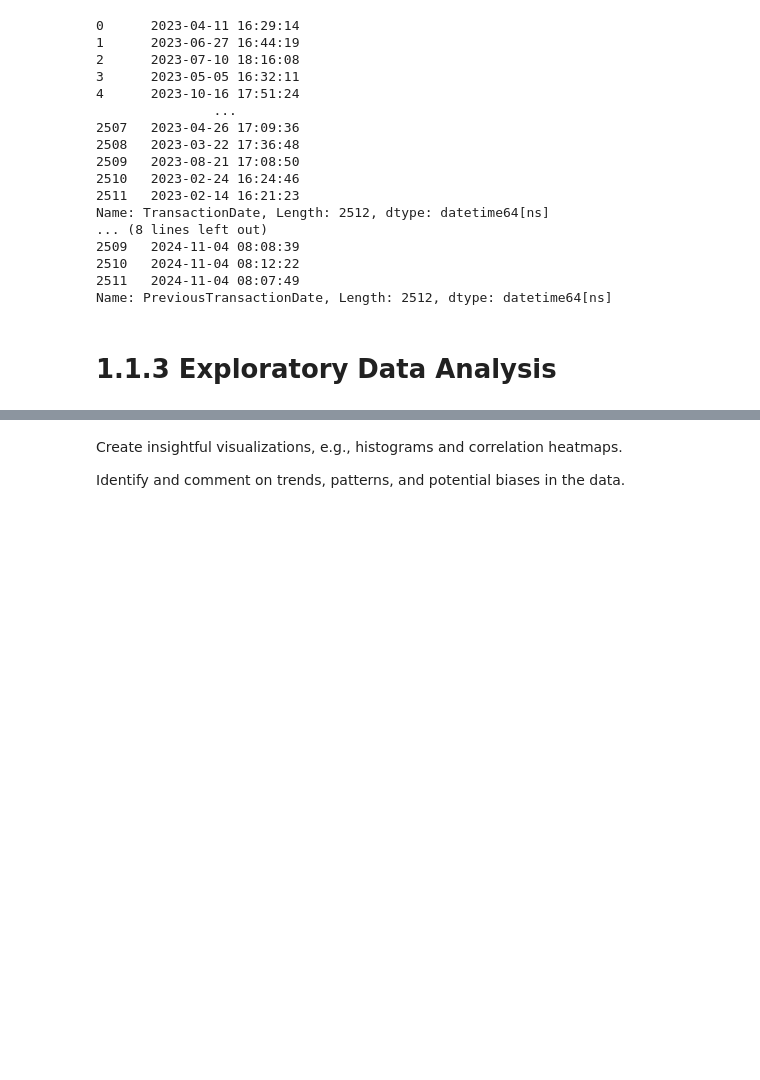
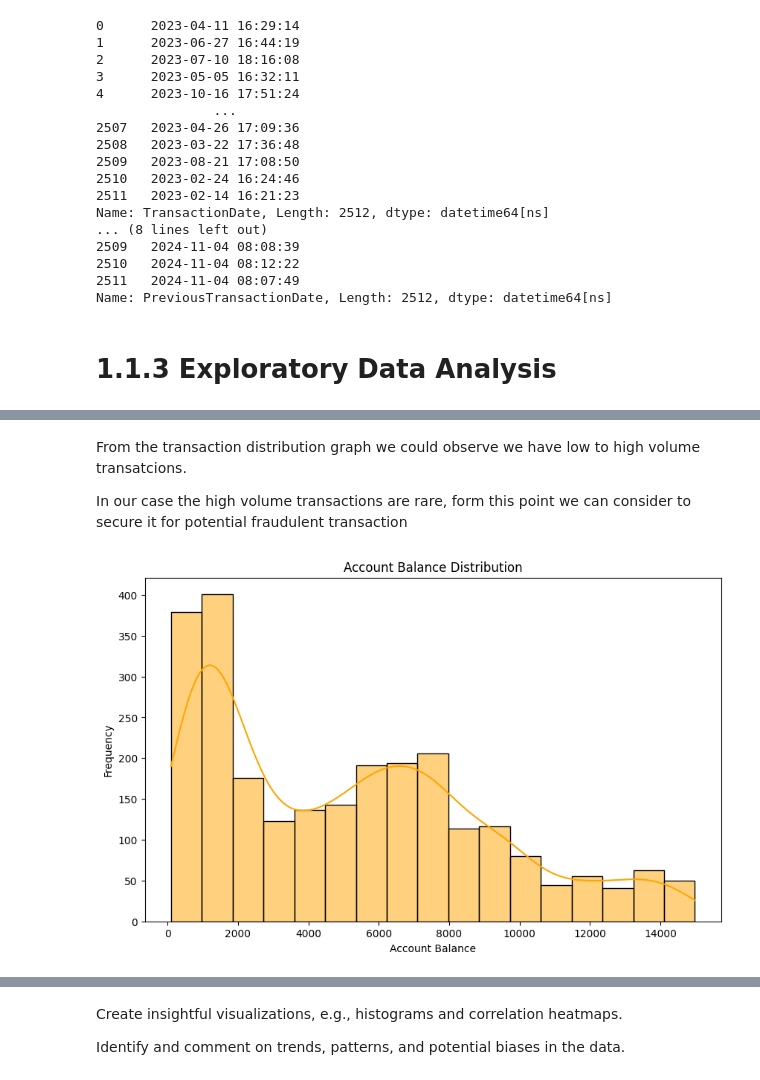
Before and after one commit to petar-Atanasov/Applied-Data-Science-and-AI-Workflow, a Jupyter notebook: CST3133_CourseWork_A.ipynb, the cells around one changed output, grey strips where cells are left out. Saved outputs shown, nothing was run; the diff lists cells and outputs as text; code cells hidden in the pictures; blank space fills up the shorter version.

```diff
--- a/CST3133_CourseWork_A.ipynb
+++ b/CST3133_CourseWork_A.ipynb
@@ -175,0 +191,14 @@ Name: PreviousTransactionDate, Length: 2512, dtype: datetime64[ns]
+# %% [markdown]
+From the transaction distribution graph we could observe we have low to high volume transatcions.
+
+In our case the high volume transactions are rare, form this point we can consider to secure it for potential fraudulent transaction
+# %%
+#Account Balance Distribution
+plt.figure(figsize = (10,6))
+sns.histplot(dataset['AccountBalance'], kde=True, color='orange')
+plt.title('Account Balance Distribution')
+plt.xlabel('Account Balance')
+plt.ylabel('Frequency')
+plt.show()
+# %% [output]
+[figure, added]
```
Also changed, not shown: parts of 7 cells of this notebook.
